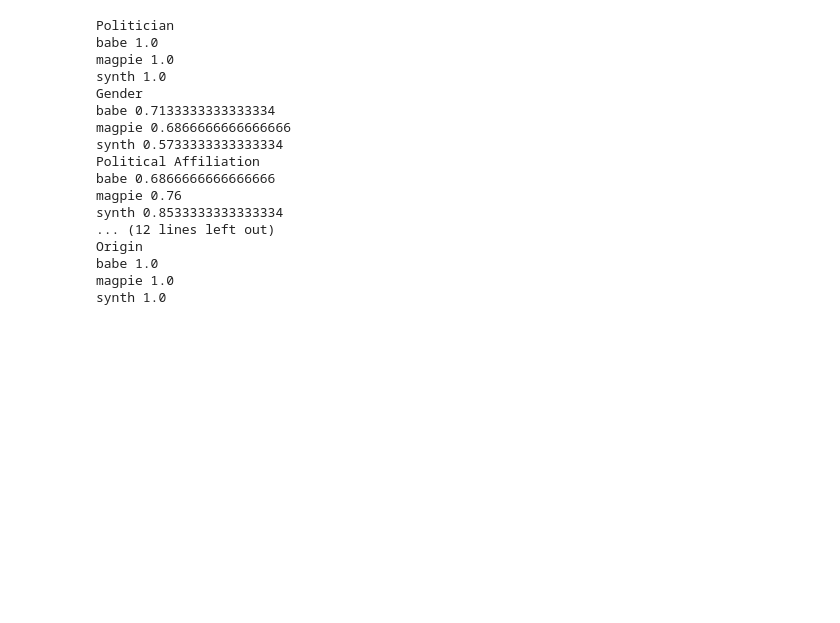
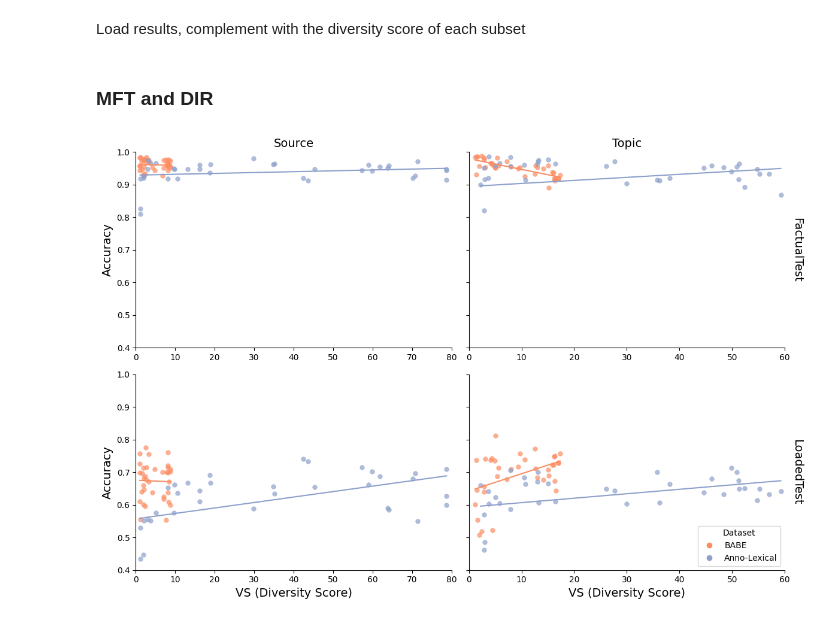
Before and after one commit to SofiaKarsaclian/dataset-diversity, a Jupyter notebook: checklist/analysis.ipynb, the cells around one changed output. Cells and saved outputs as stored; diff of their text form; code cells hidden in the pictures; blank space fills up the shorter version.

```diff
--- a/checklist/analysis.ipynb
+++ b/checklist/analysis.ipynb
@@ -133,24 +0,0 @@ print(accuracy(synth))
-# %%
-for category in babe.category.unique():
-    print(category)
-    print(f"babe {accuracy(babe[babe.category==category])}")
-    print(f"magpie {accuracy(magpie[magpie.category==category])}")
-    print(f"synth {accuracy(synth[synth.category==category])}")
-# %% [output]
-Politician
-babe 1.0
-magpie 1.0
-synth 1.0
-Gender
-babe 0.7133333333333334
-magpie 0.6866666666666666
-synth 0.5733333333333334
-Political Affiliation
-babe 0.6866666666666666
-magpie 0.76
-synth 0.8533333333333334
-... (12 lines left out)
-Origin
-babe 1.0
-magpie 1.0
-synth 1.0
@@ -156,0 +9,39 @@ synth 1.0
+# %% [markdown]
+Load results, complement with the diversity score of each subset
+# %%
+results_df = pd.read_csv("data/results.csv")
+results_df = results_df.drop_duplicates()
+
+# Incorporate diveristy score
+div_annomatic_topic = pd.read_csv("../data/subsamples/div_annomatic_topic.csv")
+div_annomatic_source = pd.read_csv("../data/subsamples/div_annomatic_source.csv")
+div_babe_topic = pd.read_csv("../data/subsamples/div_babe_topic.csv")
+div_babe_source = pd.read_csv("../data/subsamples/div_babe_source.csv")
+
+# Extract dataset and dimension from the model column
+results_df['dataset'] = results_df['model'].apply(lambda x: 'Anno-Lexical' if 'annomatic' in x else 'BABE')
+results_df['dimension'] = results_df['model'].str.extract(r'(annomatic|babe)_(\w+)_subsamples')[1]
+
+# Standardize model naming
+results_df['model'] = results_df['model'].str.replace(r'.*alpha_', 'alpha_', regex=True)
+
+# Assign dataset identifiers to diversity dataframes
+div_annomatic_topic['dataset'] = 'Anno-Lexical'
+div_annomatic_source['dataset'] = 'Anno-Lexical'
+div_babe_topic['dataset'] = 'BABE'
+div_babe_source['dataset'] = 'BABE'
+
+# Assign dimension labels
+div_annomatic_topic['dimension'] = 'topic'
+div_annomatic_source['dimension'] = 'source'
+div_babe_topic['dimension'] = 'topic'
+div_babe_source['dimension'] = 'source'
+
+# Standardize column names for merging
+for df in [div_annomatic_topic, div_annomatic_source, div_babe_topic, div_babe_source]:
+    df.rename(columns={'subsample': 'model'}, inplace=True)
+
+# Concatenate
+diversity_df = pd.concat([div_annomatic_topic, div_annomatic_source, div_babe_topic, div_babe_source], ignore_index=True)
+
+merged_df = pd.merge(results_df, diversity_df, on=['model', 'dimension', 'dataset'], how='inner')
@@ -156,0 +129,9 @@ synth 1.0
+# %% [markdown]
+### MFT and DIR
+# %%
+mft_dir_df = merged_df[~merged_df['test'].isin(['PrejudiceTest', 'LocationsTest', 'PronounsTest'])]
+row_order= ['FactualTest', 'LoadedTest']
+
+plot_reg(mft_dir_df, row_order)
+# %% [output]
+[figure, added]
```
Also changed, not shown: parts of 39 cells of this notebook, 16 other files.
